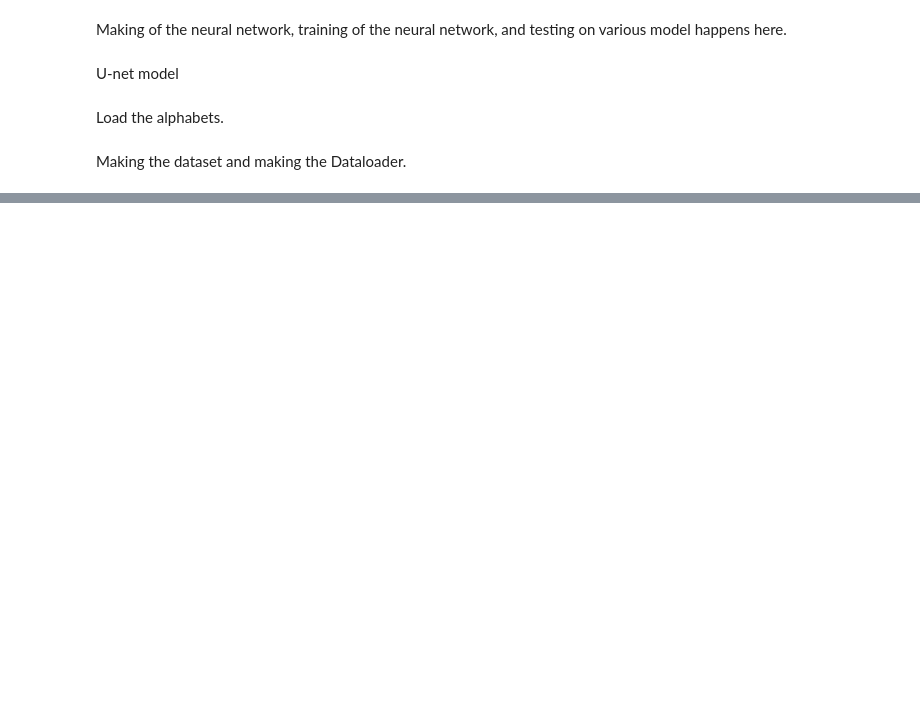
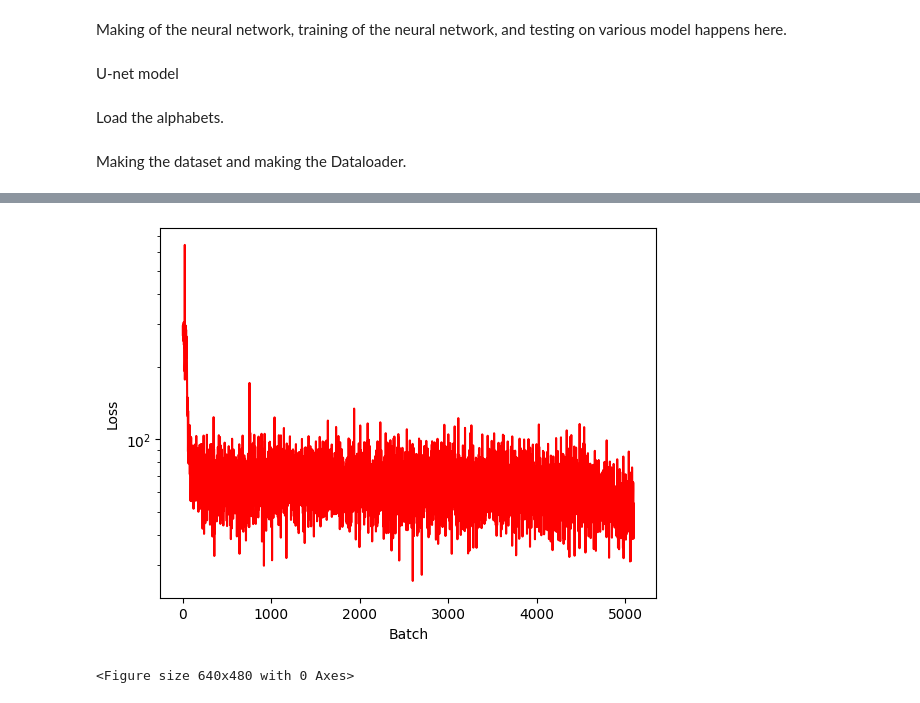
Before and after one commit to Luukdh/Thesis-AutoWrite, a Jupyter notebook: Project/Model_and_Training/unet_testing.ipynb, the cells around one changed output, grey strips where cells are left out. Drawn from its saved outputs; the diff is of its cells as text; code cells hidden in the pictures; blank space fills up the shorter version.

```diff
--- a/Project/Model_and_Training/unet_testing.ipynb
+++ b/Project/Model_and_Training/unet_testing.ipynb
@@ -119,12 +121,12 @@ def interpolate(stroke, length):
         interp_p = np.interp(np.linspace(0, size, length, endpoint=True), np.arange(size), p)
         return np.stack([interp_x, interp_y, interp_p], axis=0)
 # %%
-# device = torch.device("cuda" if torch.cuda.is_available() else "cpu")
-device = torch.device("cpu")
+device = torch.device("cuda" if torch.cuda.is_available() else "cpu")
+# device = torch.device("cpu")
 print(device)
 
-num_epochs = 40
-learning_rate = 0.001
+num_epochs = 100
+learning_rate = 0.0005
 
 model = UNet(3).to(device)
 
@@ -132,6 +134,7 @@ criterion = nn.MSELoss()
 optimizer = torch.optim.Adam(model.parameters(), lr=learning_rate)
 
 n_total_steps = len(dataloader)
+losses = []
 for epoch in range(num_epochs):
     for i, (features, labels) in enumerate(dataloader):
         features = features.to(device)
@@ -141,6 +144,7 @@ for epoch in range(num_epochs):
         # outputs = torch.Tensor([interpolate(stroke, 252) for stroke in model(features).detach().numpy()])
         outputs = model(features)
         loss = criterion(outputs.requires_grad_(), labels)
+        losses.append(loss.item())
 
         # backward pass
         optimizer.zero_grad()
@@ -150,5 +154,5 @@ for epoch in range(num_epochs):
         if (i+1) % 1 == 0:
             print(f'Epoch [{epoch+1}/{num_epochs}], Step [{i+1}/{n_total_steps}], Loss: {loss.item():.4f}')
 
-torch.save(model.state_dict(), 'model.ckpt')
+torch.save(model.state_dict(), 'modelxxc.ckpt')
 # %% [output]
@@ -171,0 +176,11 @@ Epoch [40/40], Step [6/6], Loss: 74.7980
+# %%
+fig = plt.figure()
+plt.plot(losses, color='red')
+plt.yscale('log')
+plt.xlabel('Batch')
+plt.ylabel('Loss')
+plt.show()
+plt.savefig('figs/loss_xxc.png')
+# %% [output]
+[figure, added]
+<Figure size 640x480 with 0 Axes>
```
Also changed, not shown: parts of 6 cells of this notebook, 8 other files.
